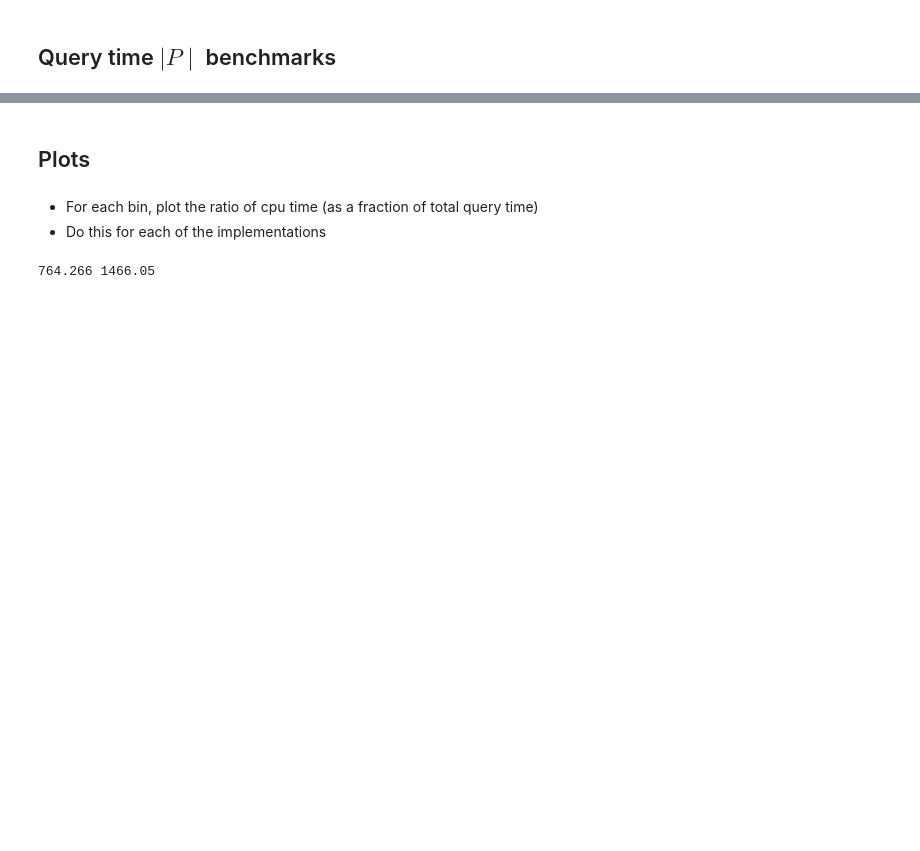
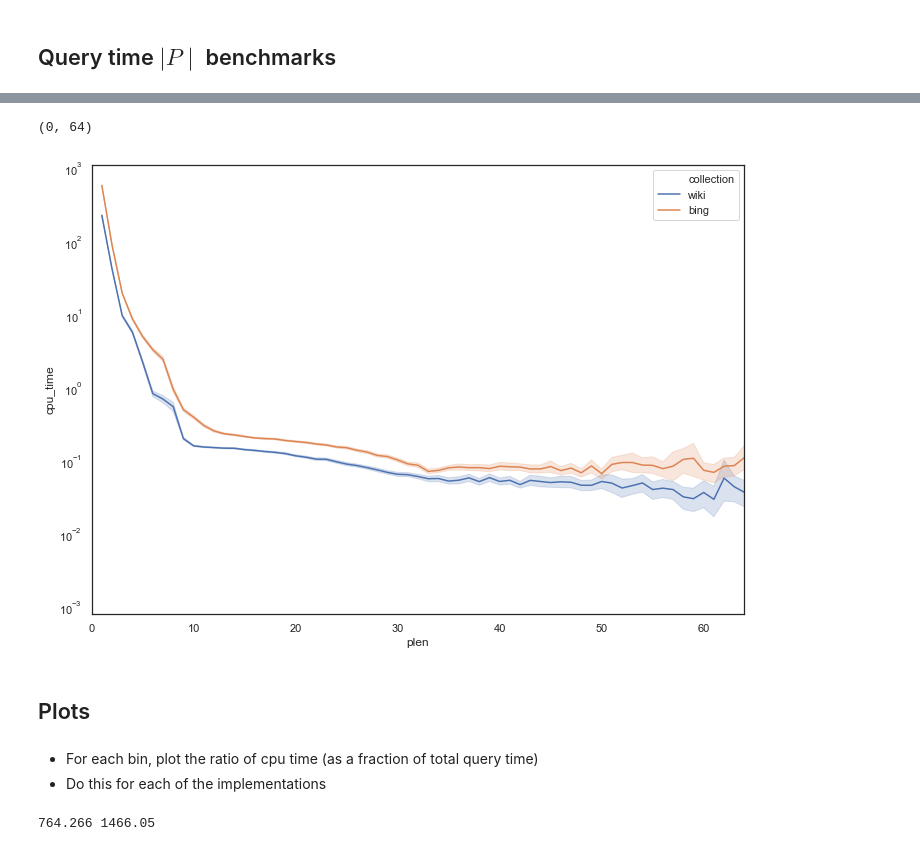
Before and after one commit to unnikrishnanta/qac-eval, a Jupyter notebook: Python/Notebooks/QueryTimes.ipynb, the cells around one changed output, grey strips where cells are left out. Saved outputs shown, nothing was run; the diff lists cells and outputs as text; code cells hidden in the pictures; blank space fills up the shorter version.

```diff
--- a/Python/Notebooks/QueryTimes.ipynb
+++ b/Python/Notebooks/QueryTimes.ipynb
@@ -259,2 +255,9 @@ wiki_plenq_df
+# %%
+def load_qtime_plen_df(file_name):
+    qtime_plen_df = pd.read_csv(file_name, header=None)
+    qtime_plen_df.columns = ['qac_impl', 'plen', 'cpu_time', 'collection']
+    qtime_plen_df.cpu_time = qtime_plen_df.cpu_time * 1e3 # s to ms
+    return qtime_plen_df
 # %%
-pd.read_csv('../../export/data/time-bm/query-plen/wiki.csv')
+wiki_qtime_plen_df = load_qtime_plen_df('../../export/data/time-bm/query-plen/wiki-plen-qtime.csv')
+bing_qtime_plen_df = load_qtime_plen_df('../../export/data/time-bm/query-plen/bing-plen-qtime.csv')
@@ -279,0 +264,3 @@ pd.read_csv('../../export/data/time-bm/query-plen/wiki.csv')
+# %%
+combined_qtime_plen_df = wiki_qtime_plen_df.append(bing_qtime_plen_df,
+                                                   ignore_index=True)
@@ -280,3 +276,13 @@ pd.read_csv('../../export/data/time-bm/query-plen/wiki.csv')
+# %%
+qac_impl = '14HTrieCompleter'
+sliced_df = combined_qtime_plen_df[(combined_qtime_plen_df.qac_impl == qac_impl)
+                                   ]
+ax = sns.lineplot(x='plen', y='cpu_time', hue='collection', data=sliced_df)
+plt.yscale('log')
+ax.set_xlim([0,64])
+# %% [output]
+(0, 64)
+[figure, added]
 # %% [markdown]
 ## Plots
 # %% [markdown]
```
Also changed, not shown: parts of 15 cells of this notebook, 8 other files.
